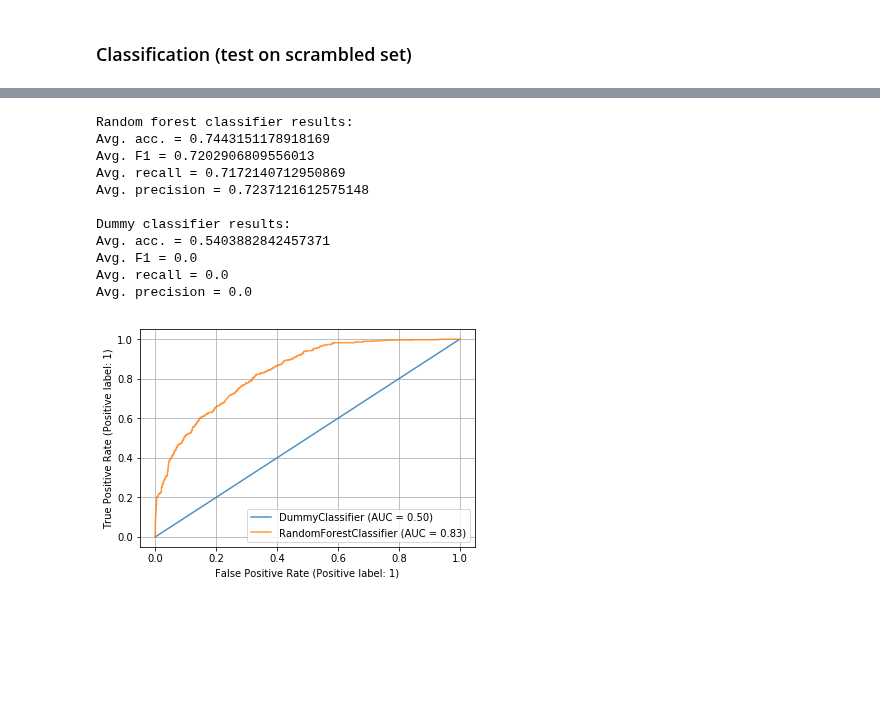
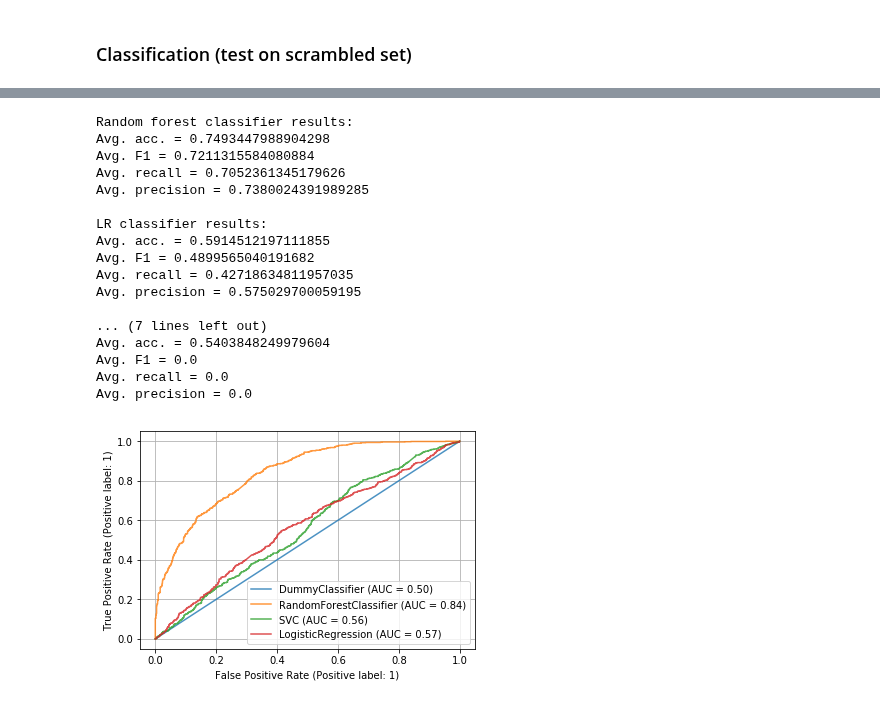
Before and after one commit to kroglkt/CogSci3, a Jupyter notebook: Combined Datasets.ipynb, the cells around one changed output, grey strips where cells are left out. Saved outputs shown, nothing was run; the diff lists cells and outputs as text; code cells hidden in the pictures; blank space fills up the shorter version.

```diff
--- a/Combined Datasets.ipynb
+++ b/Combined Datasets.ipynb
@@ -223,0 +252,17 @@ Precision = 0.0
+# %%
+# SVM
+
+model = svm.SVC(
+    decision_function_shape='ovo'
+)
+
+model.fit(train_X, train_y)
+pred_values = model.predict(test_X)
+
+svm_acc_score = accuracy_score(test_y, pred_values)
+svm_f1_score = f1_score(test_y, pred_values)
+svm_recall_score = recall_score(test_y, pred_values)
+svm_precision_score = precision_score(test_y, pred_values)
+
+ax = plt.gca()
+svm_disp = plot_roc_curve(model, test_X, test_y, ax=ax, alpha=0.8)
@@ -261,6 +372,7 @@ for train_index, test_index in kf.split(X):
 
     model.fit(X_train,y_train)
     pred_values = model.predict(X_test)
+    multi_scrambled_pred = pred_values
 
     acc_score.append(accuracy_score(y_test, pred_values))
     f1.append(f1_score(y_test, pred_values))
@@ -279,8 +461,5 @@ rfc_avg_precision = sum(precision)/k
 # %%
 # Dummy Classifier
-
-X = np.array(X_comb)
-y = np.array(y_comb)
 
 model = DummyClassifier(strategy="most_frequent")
 
@@ -305,37 +484,57 @@ for train_index, test_index in kf.split(X):
 
 plt.grid()
 ax = plt.gca()
 d_disp = plot_roc_curve(model, X_test, y_test, ax=ax, alpha=0.8)
 rfc_disp.plot(ax=ax, alpha=0.8)
+svm_disp.plot(ax=ax, alpha=0.8)
+lr_disp.plot(ax=ax, alpha=0.8)
 
 d_avg_acc_score = sum(acc_score)/k
 d_avg_f1_score = sum(f1)/k
 d_avg_recall = sum(recall)/k
 d_avg_precision = sum(precision)/k
 
 print(f"""
 Random forest classifier results:
 Avg. acc. = {rfc_avg_acc_score}
 Avg. F1 = {rfc_avg_f1_score}
 Avg. recall = {rfc_avg_recall}
 Avg. precision = {rfc_avg_precision}
 
+LR classifier results:
+Avg. acc. = {lr_avg_acc_score}
+Avg. F1 = {lr_avg_f1_score}
+Avg. recall = {lr_avg_recall}
+Avg. precision = {lr_avg_precision}
+
+SVM classifier results:
+Avg. acc. = {svm_avg_acc_score}
+Avg. F1 = {svm_avg_f1_score}
+Avg. recall = {svm_avg_recall}
+Avg. precision = {svm_avg_precision}
+
 Dummy classifier results:
 Avg. acc. = {d_avg_acc_score}
 Avg. F1 = {d_avg_f1_score}
 Avg. recall = {d_avg_recall}
 Avg. precision = {d_avg_precision}
 """)
 # %% [output]
 Random forest classifier results:
-Avg. acc. = 0.7443151178918169
-Avg. F1 = 0.7202906809556013
-Avg. recall = 0.7172140712950869
-Avg. precision = 0.7237121612575148
+Avg. acc. = 0.7493447988904298
+Avg. F1 = 0.7211315584080884
+Avg. recall = 0.7052361345179626
+Avg. precision = 0.7380024391989285
 
-Dummy classifier results:
-Avg. acc. = 0.5403882842457371
+LR classifier results:
+Avg. acc. = 0.5914512197111855
+Avg. F1 = 0.4899565040191682
+Avg. recall = 0.42718634811957035
+Avg. precision = 0.575029700059195
+
+... (7 lines left out)
+Avg. acc. = 0.5403848249979604
 Avg. F1 = 0.0
 Avg. recall = 0.0
 Avg. precision = 0.0
-[figure, old version]
+[figure, new version]
```
Also changed, not shown: parts of 18 cells of this notebook, 8 other files.
